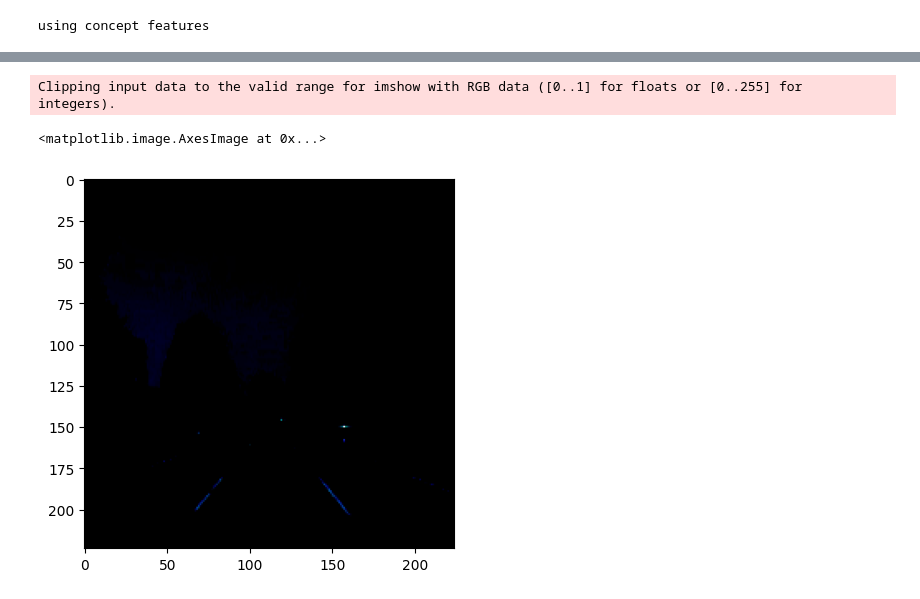
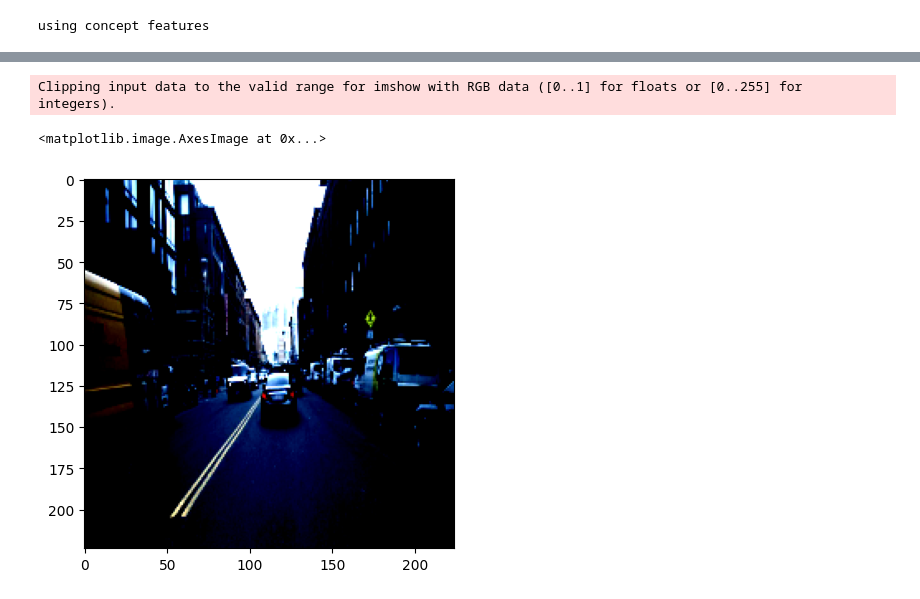
Before and after one commit to jessicamecht/concept_gridlock, a Jupyter notebook: analyse_results/edit_bottleneck.ipynb, the cells around one changed output, grey strips where cells are left out. Drawn from its saved outputs; the diff is of its cells as text; code cells hidden in the pictures.

```diff
--- a/analyse_results/edit_bottleneck.ipynb
+++ b/analyse_results/edit_bottleneck.ipynb
@@ -43,21 +43,24 @@ def pad_to_window_size_local(input_ids: torch.Tensor, attention_mask: torch.Tens
     position_ids = F.pad(position_ids, (1, padding_len), value=False)  # no attention on the padding tokens
     return input_ids, attention_mask, position_ids
 # %%
+model = model.eval()
 for j, batch in enumerate(dataloader_comma):
     _, image_array, vego, distance, angle, _, _, _, _, _ = batch
 
-    mask = (distance.squeeze() > 60)
-    if mask.sum() < 80: continue
+    #mask = (distance.squeeze() > 100)
+    #if mask.sum() < 20: continue
     #image_array = image_array[:, mask, :, :, :]
-    image_array = image_array[:, 0:40, :, :, :]
-    vego = vego[:, 0:40]
-    angle = angle[:, 0:40]
-    distance = distance[:, 0:40]
+    #image_array = image_array[:, 0:20, :, :, :]
+    #vego = vego[:, 0:20]
+    #angle = angle[:, 0:20]
+    #distance = distance[:, 0:20]
     img = image_array
     img, angle, distance, vego = img.to(gpu), angle.to(gpu), distance.to(gpu), vego.to(gpu)
     x = img
+    print(distance)
     (logits, _) = model(img, angle, distance, vego)
-
+    break
+    '''
     img = image_array
     logits =  logits.detach().cpu().to("cpu")
     img, angle, distance, vego = img.to(gpu), angle.to(gpu), distance.to(gpu), vego.to(gpu)
@@ -84,6 +87,7 @@ for j, batch in enumerate(dataloader_comma):
     distance[:,0] = distance[:,1]
     vego = torch.roll(vego, shifts=1, dims=1)
     vego[:,0] = vego[:,1]
+    print(distance)
 
     # spatial backbone
     B, seq_len, C, H, W = x.shape
@@ -125,7 +129,7 @@ for j, batch in enumerate(dataloader_comma):
     lhs = tmp["last_hidden_state"]
     lhs = model.mlp_head(lhs)
     res = lhs[:,1:seq_len+1,:]
-
+    img, angle, distance, vego = img.to('cpu'), angle.to('cpu'), distance.to('cpu'), vego.to('cpu')'''
 
     break
 # %% [output]
@@ -169,6 +173,6 @@ res, logits, distance
 # %%
-plt.imshow(img.squeeze()[0].permute(1,2,0).cpu())
+plt.imshow((img.squeeze()[18]).permute(1,2,0).cpu())
 # %% [output]
 Clipping input data to the valid range for imshow with RGB data ([0..1] for floats or [0..255] for integers).
 <matplotlib.image.AxesImage at 0x...>
-[figure, old version]
+[figure, new version]
```
Also changed, not shown: parts of 3 cells of this notebook, 2 other files.
